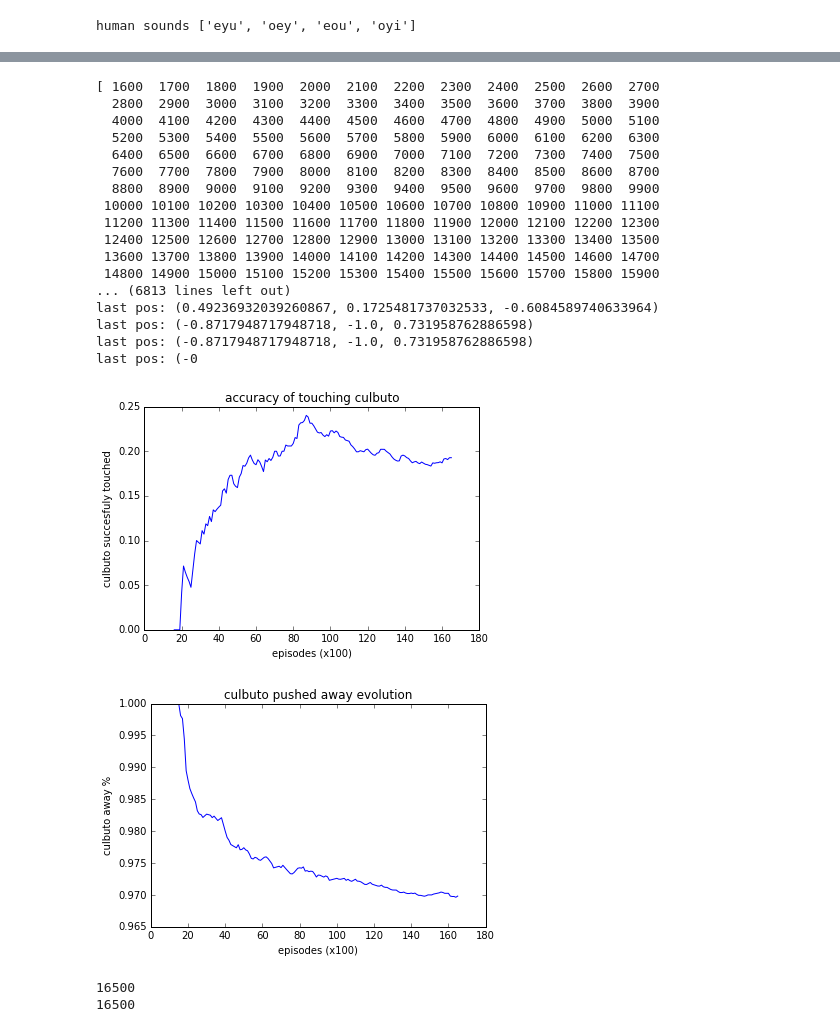
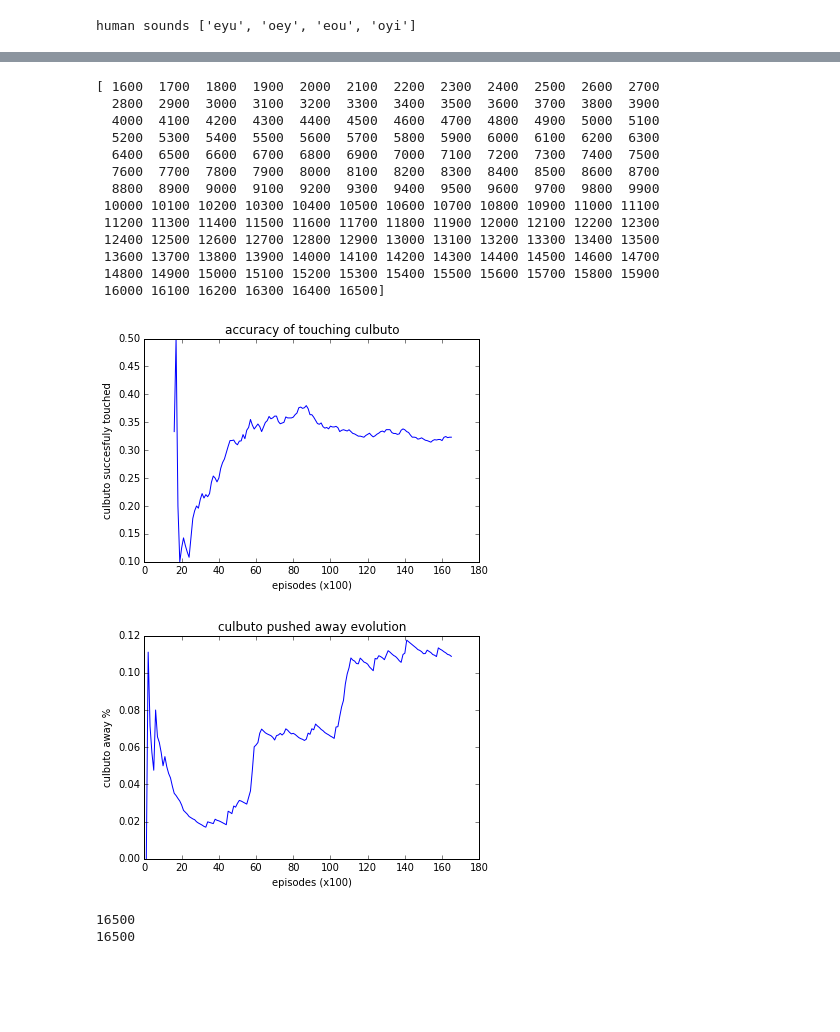
Before and after one commit to flowersteam/pobax_playground, a Jupyter notebook: notebooks/data_visualization.ipynb, the cells around one changed output, grey strips where cells are left out. Cells and saved outputs as stored; diff of their text form; code cells hidden in the pictures; blank space fills up the shorter version.

```diff
--- a/notebooks/data_visualization.ipynb
+++ b/notebooks/data_visualization.ipynb
@@ -12,7 +10,7 @@ import matplotlib.pyplot as plt
 # %%
 # Step 1 load data
 nb_runs = 1
-model_filenames = ['RMB','random']
+model_filenames = ['RMB']
 models_data = {m:[] for m in model_filenames}
 models_bk = {m:[] for m in model_filenames}
 
@@ -379,7 +361,7 @@ def unscale_vector(scaled_values, bounds):
 
 
 culb_bounds = np.array([[-0.05,0.730], [0.03, 0.30],[-0.840,0.130]]*10)
-
+zero_like_sum = -11.398361089082734
 plot_every = 100
 plot_steps = np.arange(plot_every,((nb_iter // plot_every)+1)*plot_every,plot_every)
 # Evolution of succesfull culbuto touching and percentage of culbuto away
@@ -394,16 +376,15 @@ for r in range(nb_runs):
 
     # extract data
     for i in range(nb_iter):
+        is_arm_iter = not(sum(culb_trajs[i]) == zero_like_sum)
+        tmp = unscale_vector(np.array(culb_trajs[i]), culb_bounds)
+            #print 'real: {}'.format(tmp[-3:])
+            #print 'norm: {}'.format(culb_trajs[i][-3:])
+        culb_trajs[i] = tmp
         if chosen_modules[i] == 3: #trying to move culbuto
             trying_to_move_culb.append(1)
-            tmp = unscale_vector(np.array(culb_trajs[i]), culb_bounds)
-            #print 'real: {}'.format(tmp[-3:])
-            #print 'norm: {}'.format(culb_trajs[i][-3:])
-            culb_trajs[i] = tmp
-            #print unscaled_traj
             if is_culbuto_touched(culb_trajs[i]):
                 moved_culb_while_trying.append(1)
-                #print culb_trajs[i]
             else:
                 moved_culb_while_trying.append(-1)
         else:
@@ -413,12 +394,13 @@ for r in range(nb_runs):
         last_x = culb_trajs[i][-3]
         last_y = culb_trajs[i][-2]
         last_z = culb_trajs[i][-1]
-        if #TODO CHECK WHEN ARM ITER
-        print "last pos: {}".format((last_x,last_y,last_z))
-        if is_culbuto_too_far(last_x,last_y,last_z):
-            culb_away.append(1)
-        else:
-            culb_away.append(0)
+        if is_arm_iter:
+            #print "last pos: {}".format((last_x,last_y,last_z))
+            if is_culbuto_too_far(last_x,last_y,last_z):
+                culb_away.append(1)
+            else:
+                culb_away.append(-1)
+        culb_away.append(0)
     culbuto_accuracies = []
     culb_away_plot = []
     # compute plot values
@@ -429,7 +411,7 @@ for r in range(nb_runs):
         else:
             #print 'hehe'
             culbuto_accuracies.append(0)
-        culb_away_plot.append(culb_away[:i].count(1) / len(culb_away[:i]))
+        culb_away_plot.append(culb_away[:i].count(1) / (culb_away[:i].count(-1) + culb_away[:i].count(1)))
 
 
     # actual plotting
@@ -439,40 +421,36 @@ for r in range(nb_runs):
     plt.ylabel('culbuto succesfuly touched')
     plt.title('accuracy of touching culbuto')
     plt.show()
 
     # actual plotting
     plt.figure()
     plt.plot(plot_steps//100,culb_away_plot)
     plt.xlabel('episodes (x100)')
     plt.ylabel('culbuto away %')
     plt.title('culbuto pushed away evolution')
     plt.show()
 
 
 
 
     print len(trying_to_move_culb)
     print len(moved_culb_while_trying)
 # %% [output]
 [ 1600  1700  1800  1900  2000  2100  2200  2300  2400  2500  2600  2700
   2800  2900  3000  3100  3200  3300  3400  3500  3600  3700  3800  3900
   4000  4100  4200  4300  4400  4500  4600  4700  4800  4900  5000  5100
   5200  5300  5400  5500  5600  5700  5800  5900  6000  6100  6200  6300
   6400  6500  6600  6700  6800  6900  7000  7100  7200  7300  7400  7500
   7600  7700  7800  7900  8000  8100  8200  8300  8400  8500  8600  8700
   8800  8900  9000  9100  9200  9300  9400  9500  9600  9700  9800  9900
  10000 10100 10200 10300 10400 10500 10600 10700 10800 10900 11000 11100
  11200 11300 11400 11500 11600 11700 11800 11900 12000 12100 12200 12300
  12400 12500 12600 12700 12800 12900 13000 13100 13200 13300 13400 13500
  13600 13700 13800 13900 14000 14100 14200 14300 14400 14500 14600 14700
  14800 14900 15000 15100 15200 15300 15400 15500 15600 15700 15800 15900
-... (6813 lines left out)
-last pos: (0.49236932039260867, 0.1725481737032533, -0.6084589740633964)
-last pos: (-0.8717948717948718, -1.0, 0.731958762886598)
-last pos: (-0.8717948717948718, -1.0, 0.731958762886598)
-last pos: (-0
+ 16000 16100 16200 16300 16400 16500]
-[figure, old version]
+[figure, new version]
-[figure, old version]
+[figure, new version]
 16500
 16500
 # %%
```
Also changed, not shown: parts of 8 cells of this notebook, 4 other files.
